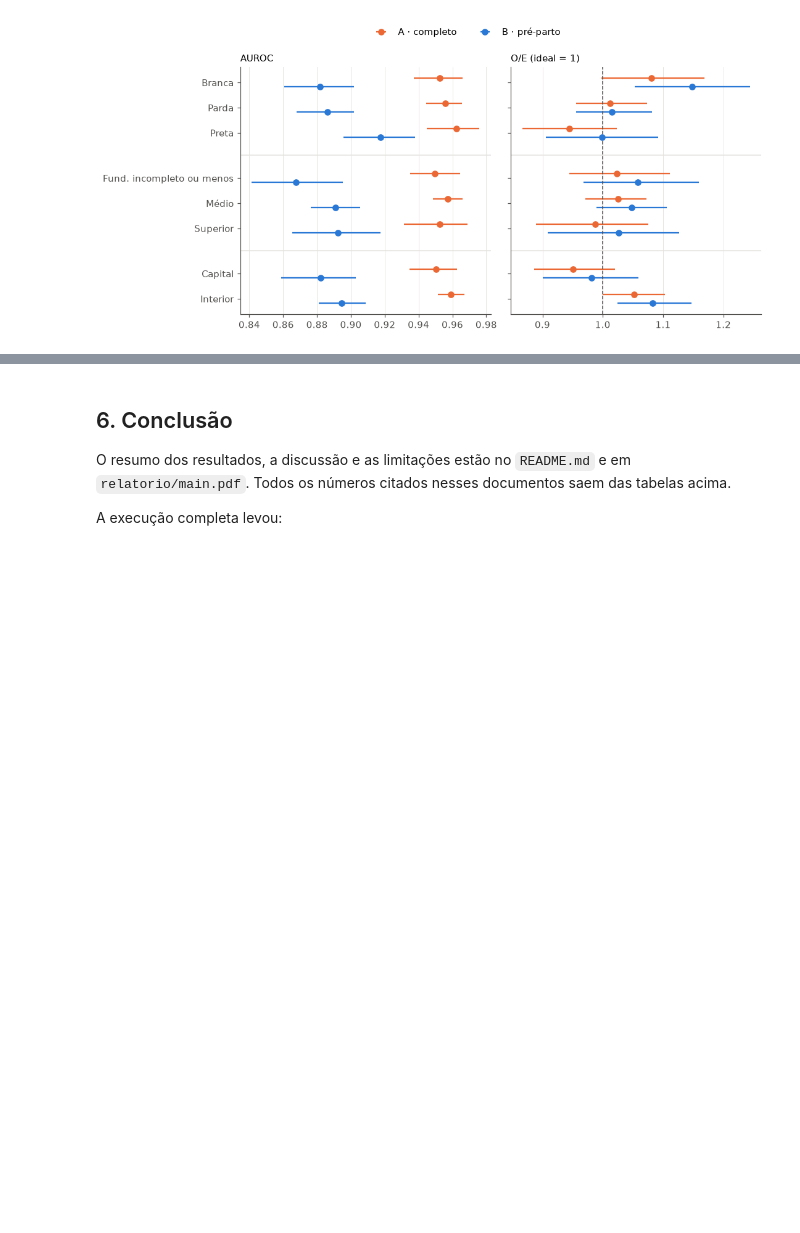
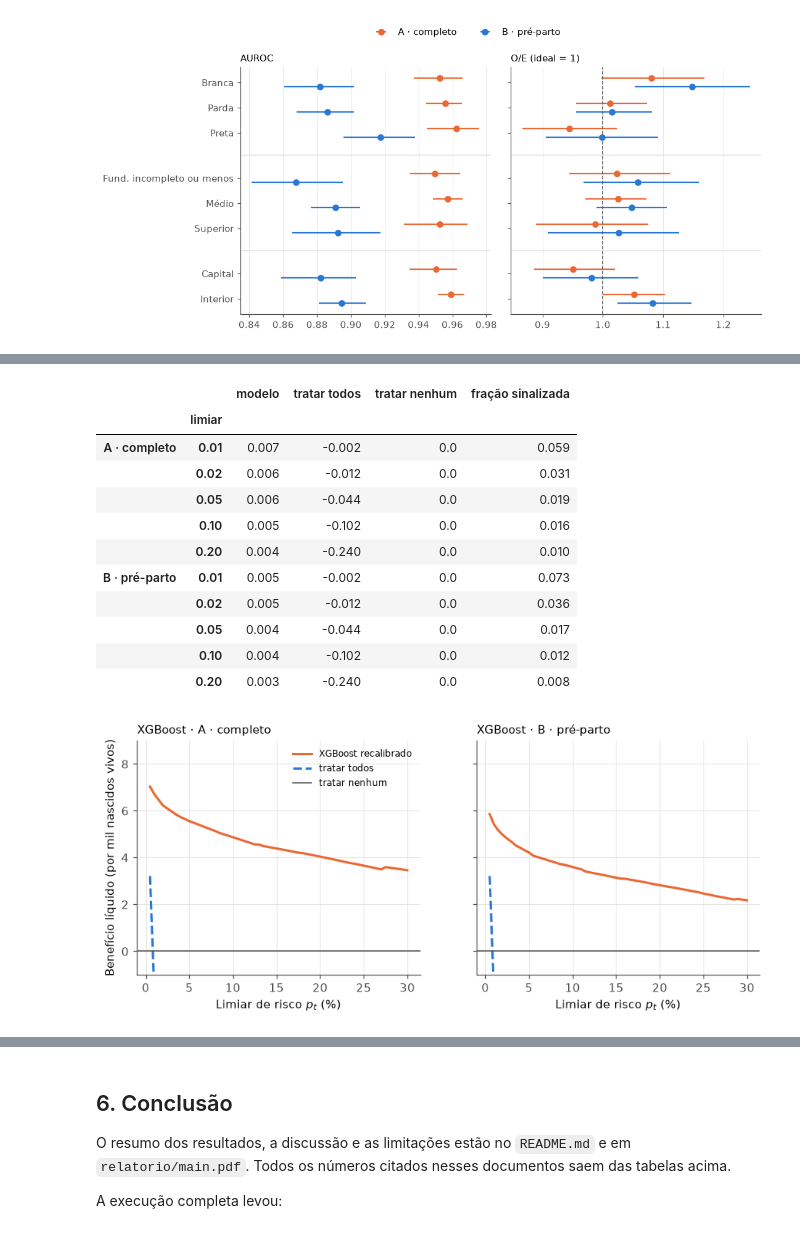
Before and after one commit to CledsonSilvaAraujo/mortalidade-neonatal-rj, a Jupyter notebook: notebook/mortalidade_neonatal_rj.ipynb, the cells around one changed output, grey strips where cells are left out. Cells and saved outputs as stored; diff of their text form; code cells hidden in the pictures; blank space fills up the shorter version.

```diff
--- a/notebook/mortalidade_neonatal_rj.ipynb
+++ b/notebook/mortalidade_neonatal_rj.ipynb
@@ -556,8 +550,0 @@ os falsos pares não explicam os resultados.
-# %%
-sens = pd.DataFrame({
-    (NOME_CONJ[c], rot): R[fonte][c if fonte == "sensibilidade" else (c, "XGBoost")]["valor"]
-    for c in preprocess.CONJUNTOS
-    for fonte, rot in [("metricas", "todas as passadas"), ("sensibilidade", "passadas 1–2")]
-})
-sens.to_csv(FIG / "sensibilidade_linkage.csv")
-sens.round(3)
@@ -576,0 +559,6 @@ sens.round(3)
+# %%
+C = R["complementares"]
+cal_tab = pd.DataFrame({(NOME_CONJ[c], t): v for c, d in C["calibracao"].items() for t, v in d.items()}).T
+cal_tab.to_csv(FIG / "calibracao_intercepto_inclinacao.csv")
+print("TMN por amostra (‰):", {k: round(v, 2) for k, v in C["tmn_por_amostra"].items()})
+cal_tab.round(3)
@@ -576,0 +577,26 @@ sens.round(3)
+# %%
+fig, axes = plt.subplots(1, 2, figsize=(9.5, 3.6), sharey=True)
+for ax, conj in zip(axes, preprocess.CONJUNTOS):
+    d = C["decisao"][conj]
+    ax.plot(d["limiar"] * 100, d["modelo"] * 1000, color=COR["XGBoost"], label="XGBoost recalibrado")
+    ax.plot(d["limiar"] * 100, d["tratar todos"] * 1000, color=COR["LR"], ls="--", label="tratar todos")
+    ax.axhline(0, color=TINTA2, lw=1, label="tratar nenhum")
+    ax.set(xlabel="Limiar de risco $p_t$ (%)", ylim=(-1, 9))
+    ax.set_title(f"XGBoost · {NOME_CONJ[conj]}", loc="left", fontsize=10)
+axes[0].set_ylabel("Benefício líquido (por mil nascidos vivos)"); axes[0].legend(fontsize=8)
+fig.savefig(FIG / "curva_decisao.png")
+pd.concat({NOME_CONJ[c]: d.set_index("limiar").loc[[0.01, 0.02, 0.05, 0.1, 0.2]] for c, d in C["decisao"].items()}).round(5)
+# %% [output]
+|  |  | modelo | tratar todos | tratar nenhum | fração sinalizada |
+|  | limiar |  |  |  |  |
+| A · completo | 0.01 | 0.007 | -0.002 | 0.0 | 0.059 |
+|  | 0.02 | 0.006 | -0.012 | 0.0 | 0.031 |
+|  | 0.05 | 0.006 | -0.044 | 0.0 | 0.019 |
+|  | 0.10 | 0.005 | -0.102 | 0.0 | 0.016 |
+|  | 0.20 | 0.004 | -0.240 | 0.0 | 0.010 |
+| B · pré-parto | 0.01 | 0.005 | -0.002 | 0.0 | 0.073 |
+|  | 0.02 | 0.005 | -0.012 | 0.0 | 0.036 |
+|  | 0.05 | 0.004 | -0.044 | 0.0 | 0.017 |
+|  | 0.10 | 0.004 | -0.102 | 0.0 | 0.012 |
+|  | 0.20 | 0.003 | -0.240 | 0.0 | 0.008 |
+[figure, added]
```
Also changed, not shown: parts of 15 cells of this notebook, 23 other files.
